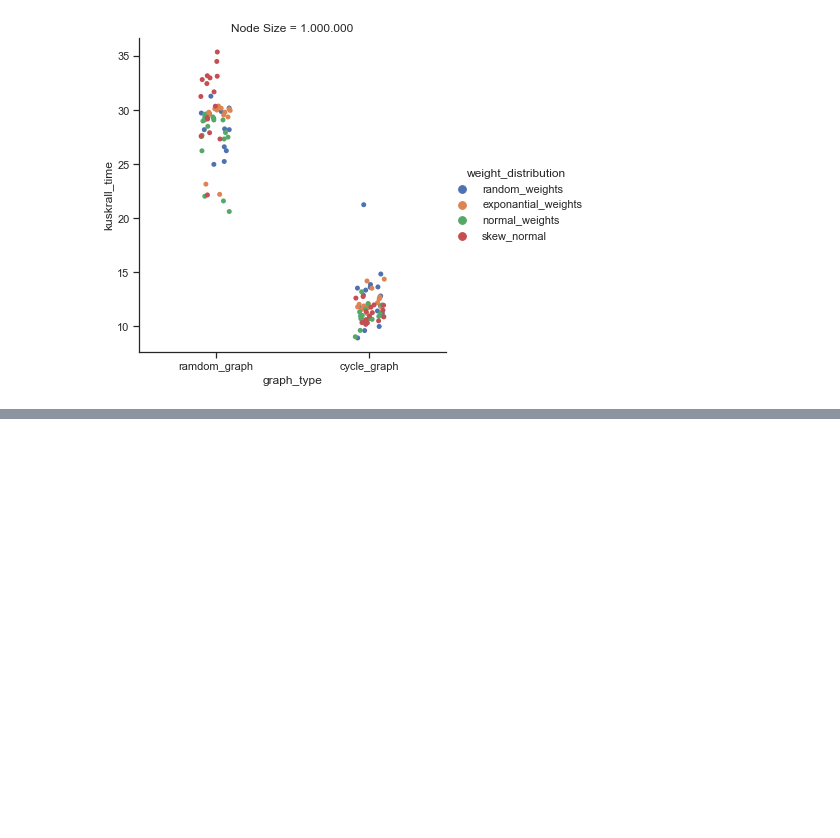
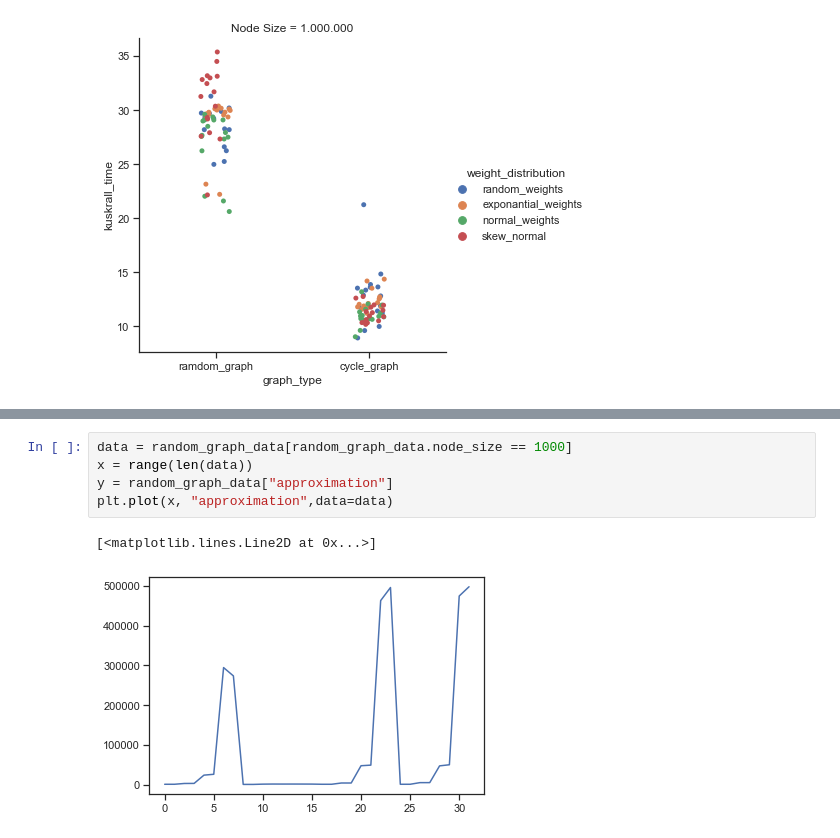
Before and after one commit to Skantz/tsp, a Jupyter notebook: mst/performance_plots.ipynb, the cells around one changed output, grey strips where cells are left out. Cells and saved outputs as stored; diff of their text form; blank space fills up the shorter version.

```diff
--- a/mst/performance_plots.ipynb
+++ b/mst/performance_plots.ipynb
@@ -129,0 +160,8 @@ plt.savefig("kuskrall_node1000000_wdistro.png")
+# %%
+data = random_graph_data[random_graph_data.node_size == 1000]
+x = range(len(data))
+y = random_graph_data["approximation"]
+plt.plot(x, "approximation",data=data)
+# %% [output]
+[<matplotlib.lines.Line2D at 0x...>]
+[figure, added]
```
Also changed, not shown: parts of 5 cells of this notebook.
